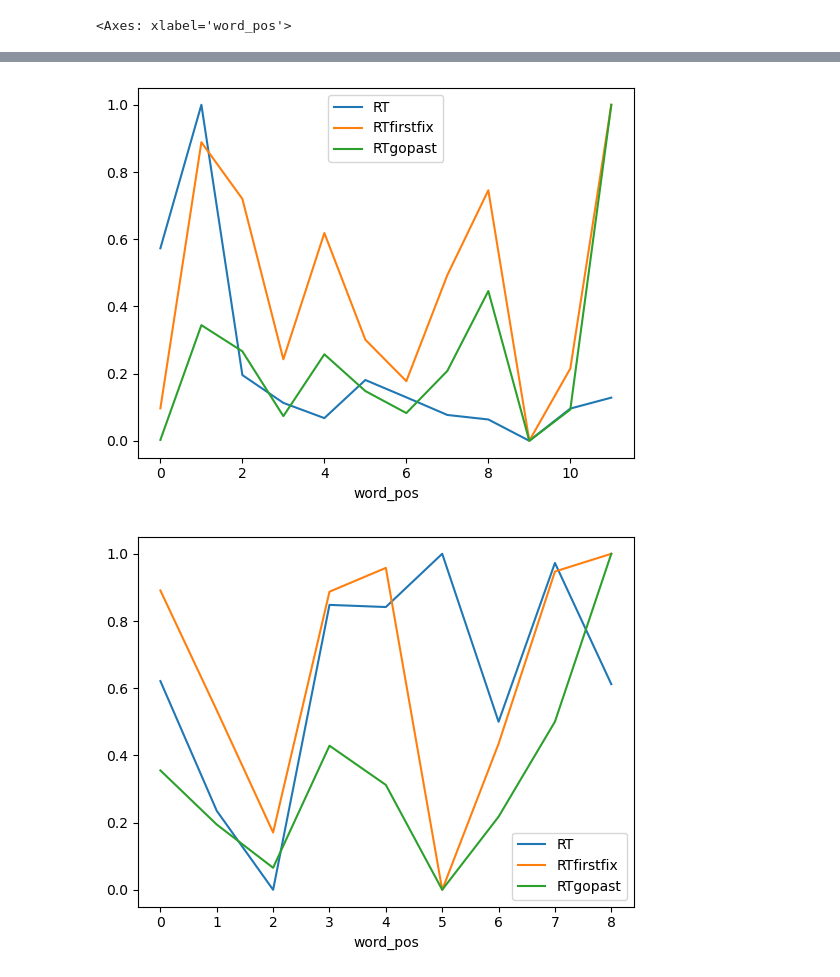
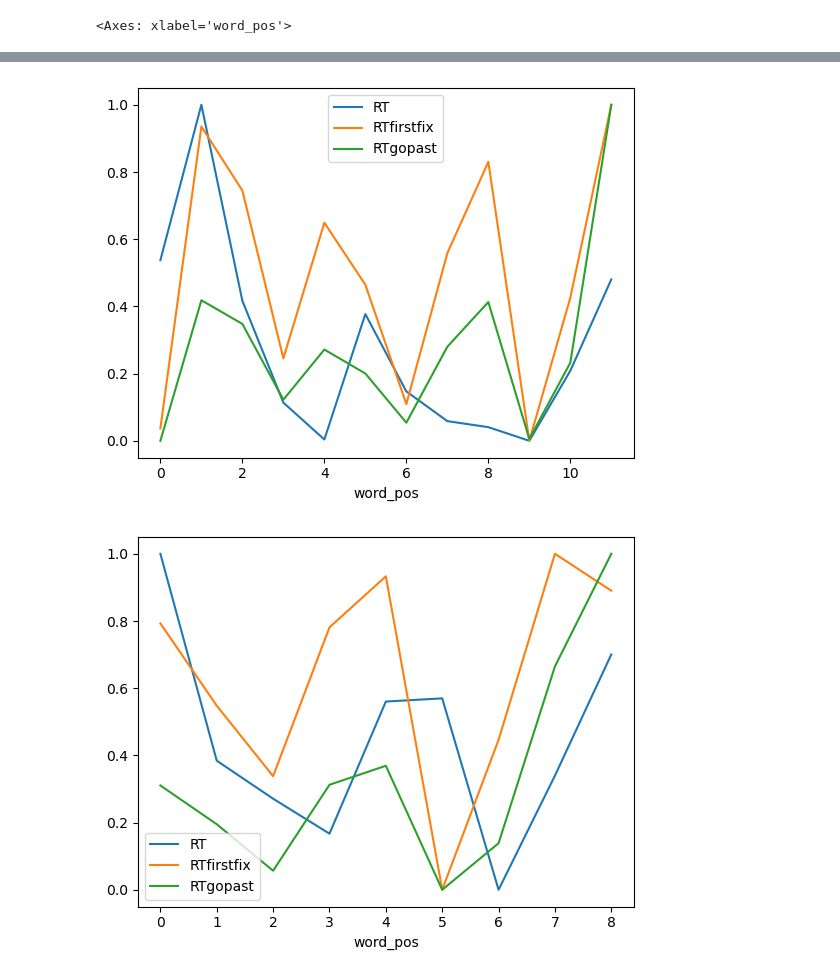
Before and after one commit to filemon11/MITransformer, a Jupyter notebook: mitransformer/readingtimes/plots.ipynb, the cells around one changed output, grey strips where cells are left out. Cells and saved outputs as stored; diff of their text form; code cells hidden in the pictures.

```diff
--- a/mitransformer/readingtimes/plots.ipynb
+++ b/mitransformer/readingtimes/plots.ipynb
@@ -16,9 +16,10 @@ def load_csv(filename: str) -> pd.DataFrame:
 
 frank_ET = load_tsv("../../frank/eyetracking.RT.txt").dropna(subset=["subj_nr", "sent_nr", "word_pos"])
 frank_SP = load_tsv("../../frank/selfpacedreading.RT.txt").dropna(subset=["subj_nr", "sent_nr", "word_pos"])
+frank_SP["subj_nr"] = -frank_SP["subj_nr"]
 
 # We include entries for which we have only SP or only ET data
-frank_both = frank_ET.merge(frank_SP, how="inner", on=["subj_nr", "word_pos", "sent_nr"])
+frank_both = frank_ET.merge(frank_SP, how="outer", on=["subj_nr", "word_pos", "sent_nr", "word", "sent_pos", "correct", "answer_time"])
 frank_both["word_pos"] -= 1
 
 # Function to aggregate the metrics for each token (over participants)
@@ -97,6 +95,9 @@ bins = np.arange(0, 11)/10
 
 frank_both_grouped = frank_both_grouped.merge(frank_both_grouped.groupby('sent_nr')['word_pos'].max().reset_index().rename(columns={'word_pos': 'max_pos'}), on='sent_nr')
 
-minmaxnormalise(frank_both_grouped.groupby(["word_pos"])[["RT", "RTfirstfix", "RTgopast"]].mean()).plot()
+max_pos_ET = frank_both_grouped.dropna(subset=["RTfirstfix"])["max_pos"].max()
+frank_both_grouped_uni = frank_both_grouped[frank_both_grouped["max_pos"] <= max_pos_ET]
+
+minmaxnormalise(frank_both_grouped_uni.groupby(["word_pos"])[["RT", "RTfirstfix", "RTgopast"]].mean()).plot()
 # %% [output]
 <Axes: xlabel='word_pos'>
@@ -104,8 +105,8 @@ minmaxnormalise(frank_both_grouped.groupby(["word_pos"])[["RT", "RTfirstfix", "R
 # %%
 # Let's look at specific sentences
 
-minmaxnormalise(frank_both_grouped[frank_both_grouped["sent_nr"] == 11][["RT", "RTfirstfix", "RTgopast", "word_pos"]].groupby("word_pos").mean(numeric_only=True)).plot()
-minmaxnormalise(frank_both_grouped[frank_both_grouped["sent_nr"] == 150][["RT", "RTfirstfix", "RTgopast", "word_pos"]].groupby("word_pos").mean(numeric_only=True)).plot()
-minmaxnormalise(frank_both_grouped[frank_both_grouped["sent_nr"] == 99][["RT", "RTfirstfix", "RTgopast", "word_pos"]].groupby("word_pos").mean(numeric_only=True)).plot()
+minmaxnormalise(frank_both_grouped_uni[frank_both_grouped_uni["sent_nr"] == 11][["RT", "RTfirstfix", "RTgopast", "word_pos"]].groupby("word_pos").mean(numeric_only=True)).plot()
+minmaxnormalise(frank_both_grouped_uni[frank_both_grouped_uni["sent_nr"] == 150][["RT", "RTfirstfix", "RTgopast", "word_pos"]].groupby("word_pos").mean(numeric_only=True)).plot()
+minmaxnormalise(frank_both_grouped_uni[frank_both_grouped_uni["sent_nr"] == 99][["RT", "RTfirstfix", "RTgopast", "word_pos"]].groupby("word_pos").mean(numeric_only=True)).plot()
 # %% [output]
 <Axes: xlabel='word_pos'>
@@ -113,5 +114,5 @@ minmaxnormalise(frank_both_grouped[frank_both_grouped["sent_nr"] == 99][["RT", "
-[figure, old version]
+[figure, new version]
-[figure, old version]
+[figure, new version]
 # %%
 # Sooo... we seem to have a delay of 1 at RT. Let's shift RT by -1 steps
 # and redraw the plots
```
Also changed, not shown: parts of 47 cells of this notebook, 2 other files.
